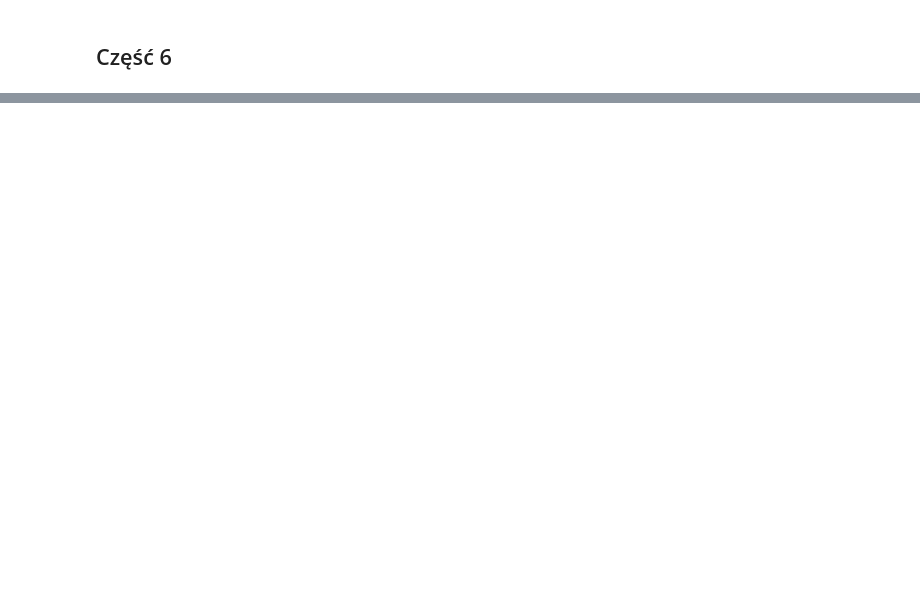
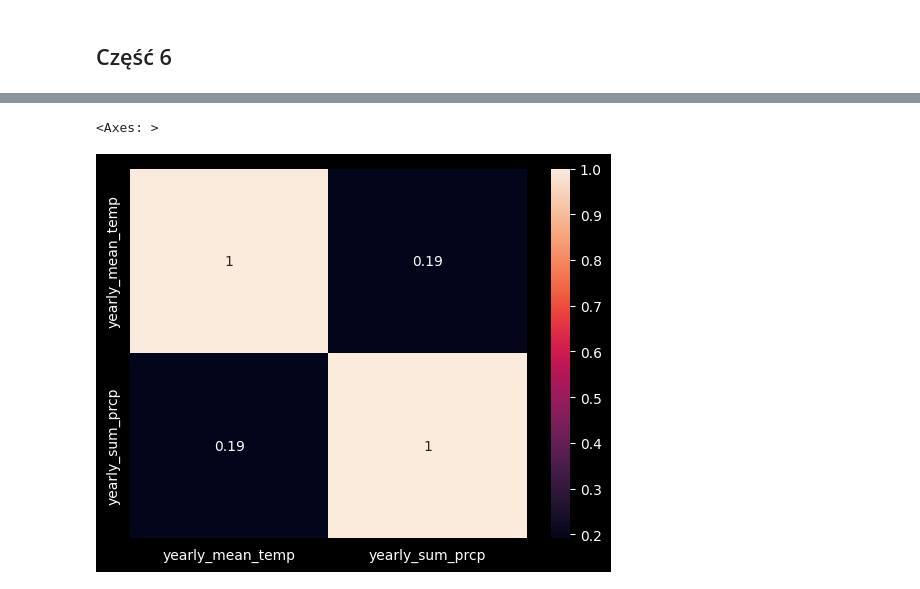
Before and after one commit to Matio004/PodstawyPrzetwarzaniaDuzychZbiorowDanych, a Jupyter notebook: zad2.ipynb, the cells around one changed output, grey strips where cells are left out. Saved outputs shown, nothing was run; the diff lists cells and outputs as text; code cells hidden in the pictures; blank space fills up the shorter version.

```diff
--- a/zad2.ipynb
+++ b/zad2.ipynb
@@ -410,0 +416,5 @@ sns.heatmap(corr, annot=True)
+# %%
+sns.heatmap(corr[['yearly_mean_temp', 'yearly_sum_prcp']].loc[['yearly_mean_temp', 'yearly_sum_prcp']], annot=True)
+# %% [output]
+<Axes: >
+[figure, added]
```
Also changed, not shown: parts of 10 cells of this notebook.
